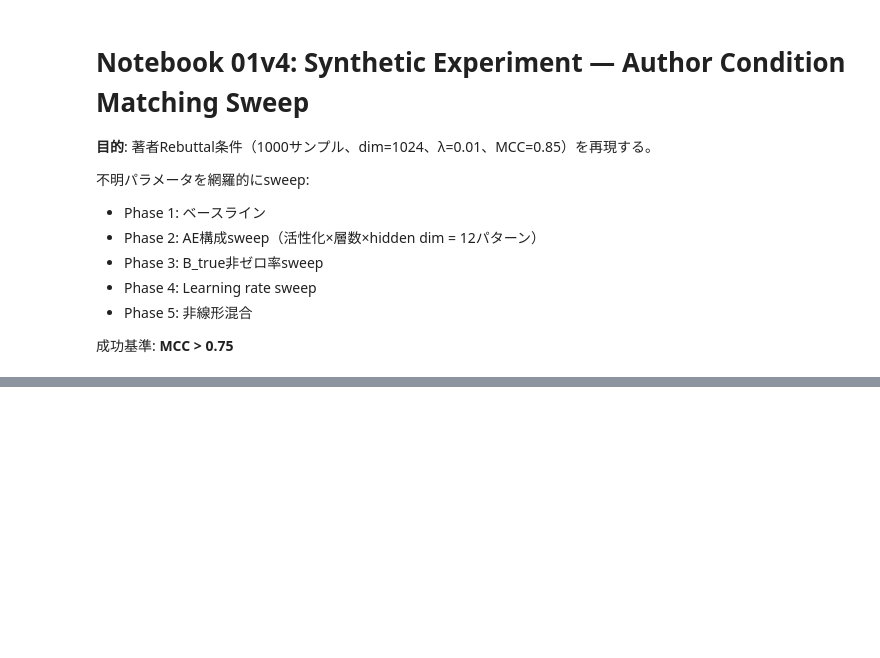
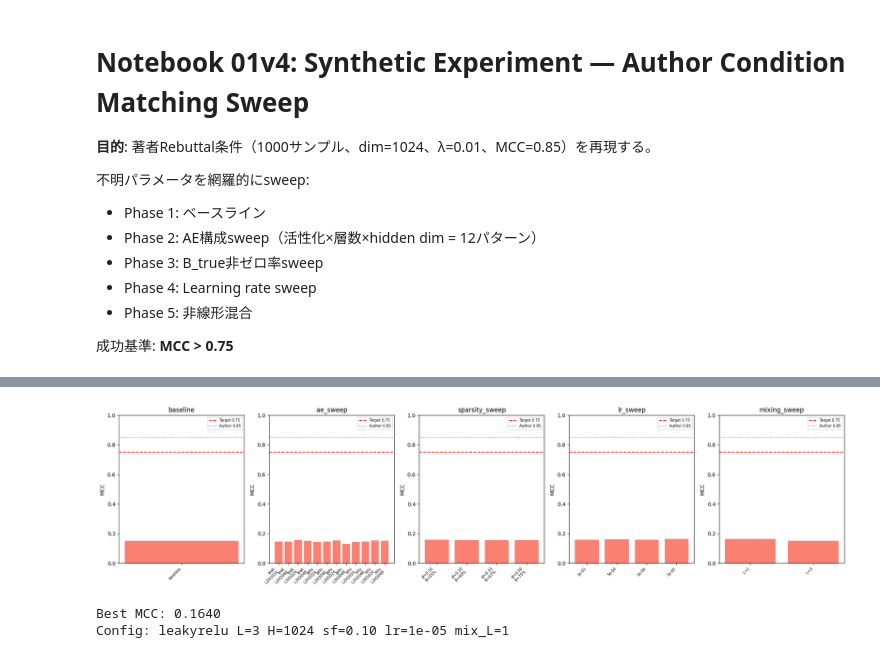
Before and after one commit to AUMEZAK/thoughtcomm, a Jupyter notebook: notebooks/01v4_synthetic_sweep.ipynb, the cells around one changed output, grey strips where cells are left out. Drawn from its saved outputs; the diff is of its cells as text; code cells hidden in the pictures; blank space fills up the shorter version.

```diff
--- a/notebooks/01v4_synthetic_sweep.ipynb
+++ b/notebooks/01v4_synthetic_sweep.ipynb
@@ -45,36 +63,40 @@ if len(phases) == 1:
     axes = [axes]
 
 for ax, (phase, rs) in zip(axes, phases.items()):
-    mccs = [r['mcc'] for r in rs]
+    mccs = [float(r['mcc']) for r in rs] # Convert MCC to float here
     labels = []
     for r in rs:
         if phase == 'ae_sweep':
             labels.append(f"{r['ae_activation'][:4]}\nL{r['ae_layers']}H{r['ae_hidden']}")
         elif phase == 'sparsity_sweep':
             labels.append(f"sf={r['shared_fraction']:.2f}\nB={r['b_nonzero_frac']:.0%}")
         elif phase == 'lr_sweep':
             labels.append(f"{r['lr']:.0e}")
         elif phase == 'mixing_sweep':
             labels.append(f"L={r['mixing_layers']}")
         else:
             labels.append('baseline')
 
     bars = ax.bar(range(len(mccs)), mccs, color=['green' if m > 0.75 else 'salmon' for m in mccs])
     ax.axhline(y=0.75, color='red', linestyle='--', label='Target 0.75')
     ax.axhline(y=0.85, color='blue', linestyle=':', alpha=0.5, label='Author 0.85')
     ax.set_xticks(range(len(labels)))
     ax.set_xticklabels(labels, fontsize=7, rotation=45, ha='right')
     ax.set_title(phase)
     ax.set_ylim(0, 1)
     ax.set_ylabel('MCC')
     ax.legend(fontsize=7)
 
 plt.tight_layout()
 plt.savefig('results/01v4_synthetic_sweep.png', dpi=150)
 plt.show()
 
 # Print best
-best = max(results, key=lambda r: r['mcc'])
-print(f"\nBest MCC: {best['mcc']:.4f}")
+best = max(results, key=lambda r: float(r['mcc'])) # Also convert here for finding max
+print(f"\nBest MCC: {float(best['mcc']):.4f}")
 print(f"Config: {best['ae_activation']} L={best['ae_layers']} H={best['ae_hidden']} "
       f"sf={best['shared_fraction']:.2f} lr={best['lr']} mix_L={best['mixing_layers']}")
+# %% [output]
+[figure, added]
+Best MCC: 0.1640
+Config: leakyrelu L=3 H=1024 sf=0.10 lr=1e-05 mix_L=1
```
Also changed, not shown: parts of 1 cell of this notebook.
